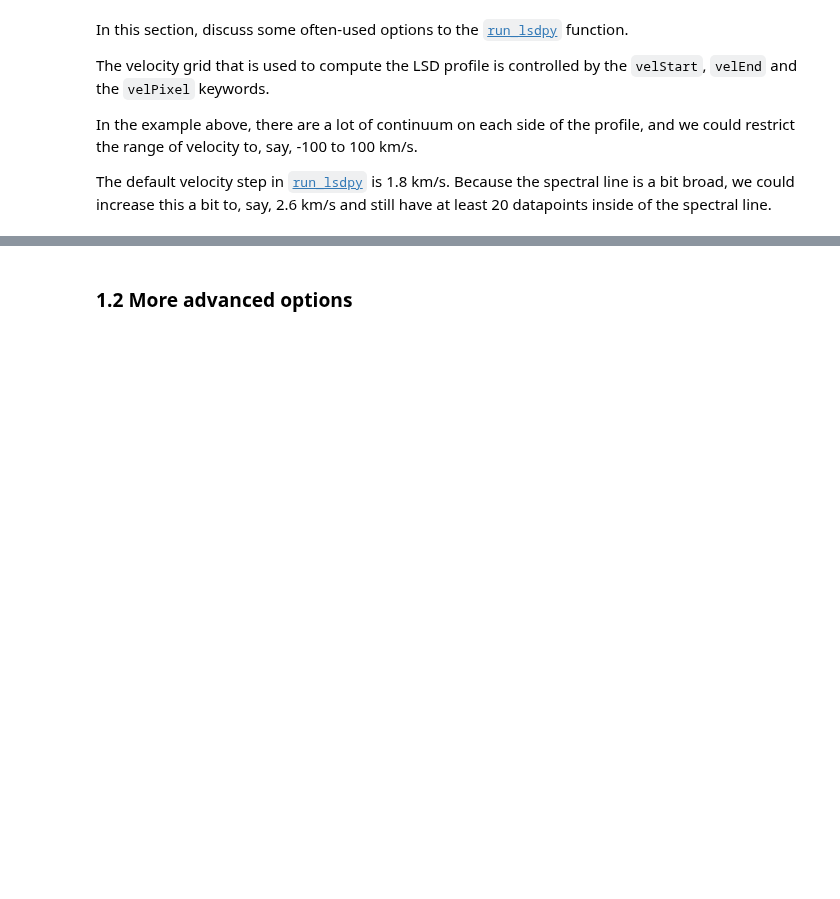
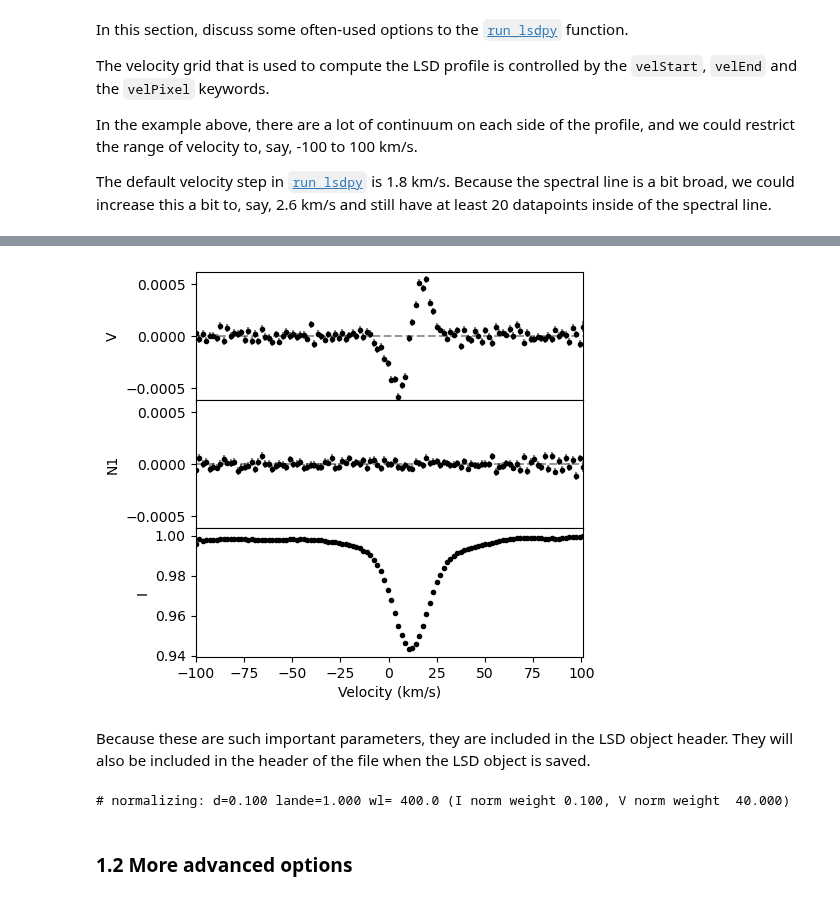
Before and after one commit to folsomcp/specpolFlow, a Jupyter notebook: docs-jb/Tutorials/11-HowToLSD_Tutorial.ipynb, the cells around one changed output, grey strips where cells are left out. Drawn from its saved outputs; the diff is of its cells as text; code cells hidden in the pictures; blank space fills up the shorter version.

```diff
--- a/docs-jb/Tutorials/11-HowToLSD_Tutorial.ipynb
+++ b/docs-jb/Tutorials/11-HowToLSD_Tutorial.ipynb
@@ -110,3 +156,13 @@ The `normWave` value needs to be given in nanometers
+# %%
+fig = lsd.plot(figsize=(5,5))
+# %% [output]
+[figure, added]
+# %% [markdown]
+Because these are such important parameters, they are included in the LSD object header. They will also be included in the header of the file when the LSD object is saved.
+# %%
+print(lsd.header)
+# %% [output]
+# normalizing: d=0.100 lande=1.000 wl= 400.0 (I norm weight 0.100, V norm weight  40.000)
 # %% [markdown]
 ### 1.2 More advanced options
 # %%
```
Also changed, not shown: parts of 12 cells of this notebook.
